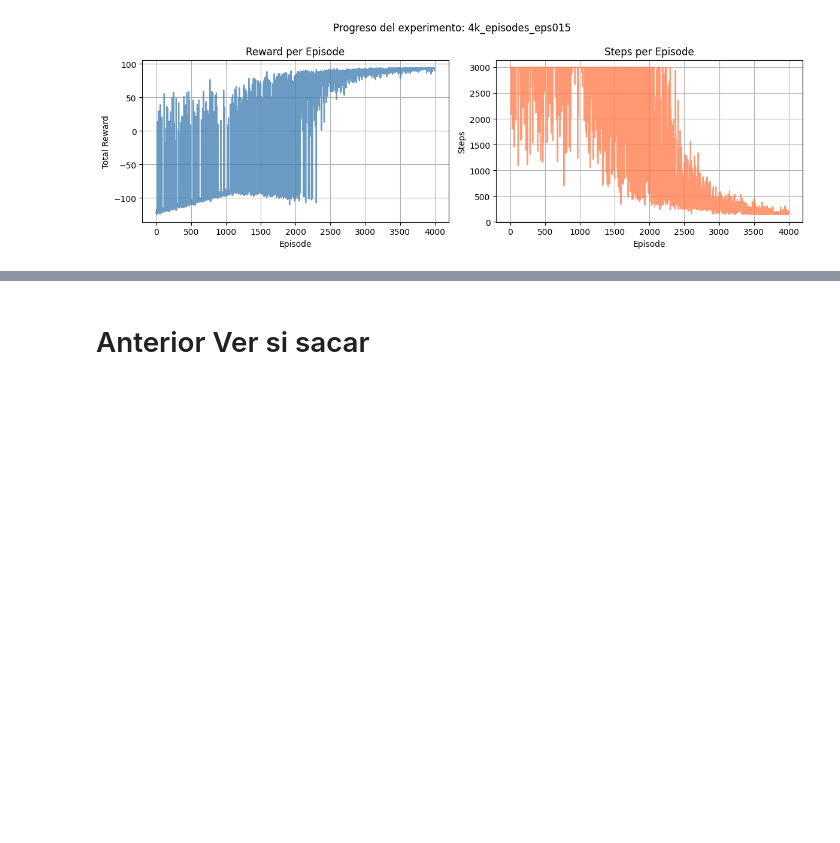
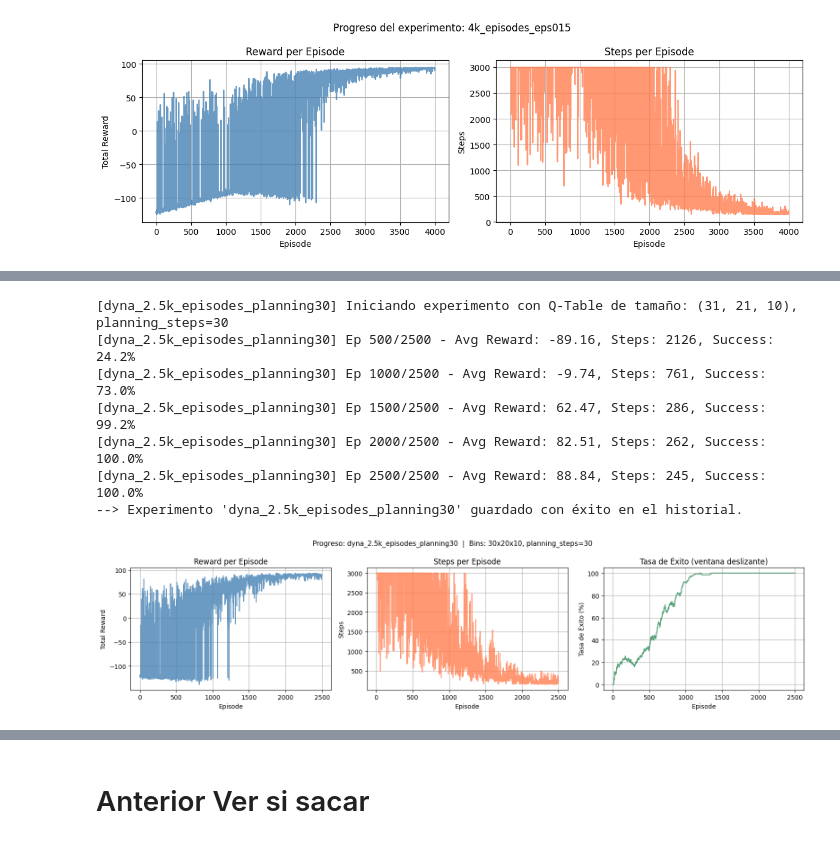
Before and after one commit to Martinabz/Obligatorio-IA-Abzaradel-Olaso-282958-281981-, a Jupyter notebook: Obligatorio Marzo 2026/MountainCarContinuous/continuous_mountain_car.ipynb, the cells around one changed output, grey strips where cells are left out. Saved outputs shown, nothing was run; the diff lists cells and outputs as text; code cells hidden in the pictures; blank space fills up the shorter version.

```diff
--- a/Obligatorio Marzo 2026/MountainCarContinuous/continuous_mountain_car.ipynb
+++ b/Obligatorio Marzo 2026/MountainCarContinuous/continuous_mountain_car.ipynb
@@ -419,0 +452,26 @@ Entrenando agente Q-Learning...
+# %%
+env = gym.make('MountainCarContinuous-v0', render_mode='rgb_array')
+id_d1 = "dyna_2.5k_episodes_planning30"
+dyna_manager.train_run(
+    env=env,
+    run_id=id_d1,
+    x_bins=30, vel_bins=20, action_bins=10,
+    planning_steps=30,
+    episodes=2500,
+    alpha=0.05,
+    gamma=0.99,
+    epsilon_start=0.99,
+    epsilon_end=0.0005,
+    max_steps=3000,
+)
+env.close()
+dyna_manager.plot_training_history(id_d1)
+# %% [output]
+[dyna_2.5k_episodes_planning30] Iniciando experimento con Q-Table de tamaño: (31, 21, 10), planning_steps=30
+[dyna_2.5k_episodes_planning30] Ep 500/2500 - Avg Reward: -89.16, Steps: 2126, Success: 24.2%
+[dyna_2.5k_episodes_planning30] Ep 1000/2500 - Avg Reward: -9.74, Steps: 761, Success: 73.0%
+[dyna_2.5k_episodes_planning30] Ep 1500/2500 - Avg Reward: 62.47, Steps: 286, Success: 99.2%
+[dyna_2.5k_episodes_planning30] Ep 2000/2500 - Avg Reward: 82.51, Steps: 262, Success: 100.0%
+[dyna_2.5k_episodes_planning30] Ep 2500/2500 - Avg Reward: 88.84, Steps: 245, Success: 100.0%
+--> Experimento 'dyna_2.5k_episodes_planning30' guardado con éxito en el historial.
+[figure, added]
```
Also changed, not shown: parts of 19 cells of this notebook.
